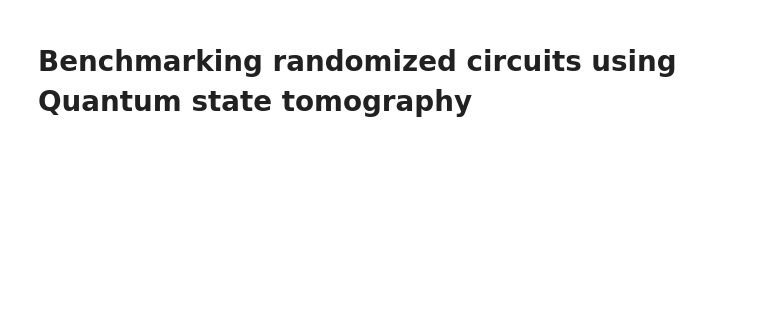
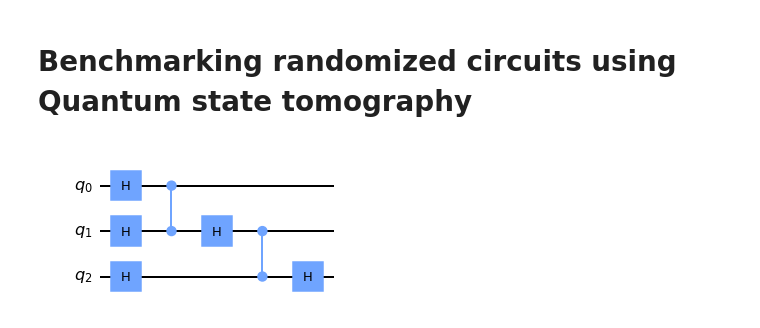
Before and after one commit to bicycle315/2022Summer-Hackathon_RB-with-Dynamical-Decoupling, a Jupyter notebook: GHKim/QST.ipynb, the cells around one changed output. Drawn from its saved outputs; the diff is of its cells as text; code cells hidden in the pictures; blank space fills up the shorter version.

```diff
--- a/GHKim/QST.ipynb
+++ b/GHKim/QST.ipynb
@@ -56,3 +89,29 @@ def benchmark_rc_circuit(original_circuit, randomized_circuits, measurement_qubi
+# %%
+from qiskit.converters import circuit_to_dag
+from qiskit.transpiler import TransformationPass
+
+# Code taken from https://quantumcomputing.stackexchange.com/questions/22149/replace-gate-with-known-identity-in-quantum-circuit
+class RtoPauliTranslator(TransformationPass):
+    def run(self, dag):
+        """Run the pass."""
+
+        # iterate over all operations
+        for node in dag.op_nodes():
+
+            if node.op.name in ["rx", "ry", "rz"]:
+                # calculate the replacement
+                replacement = QuantumCircuit(1)
+                if node.op.name == "rx":
+                    replacement.x(0)
+                elif node.op.name == "ry":
+                    replacement.y(0)
+                else:
+                    replacement.z(0)
+
+                # replace the node with our new decomposition
+                dag.substitute_node_with_dag(node, circuit_to_dag(replacement))
+
+        return dag
 # %%
 def randomized_circuit(q_input, circ_number, max_iter):
     from qiskit.compiler import transpile
@@ -140,2 +196,21 @@ def randomized_circuit(q_input, circ_number, max_iter):
 
     return random_circuit_set
+# %%
+# For simulation
+from qiskit.providers.aer import AerSimulator
+from qiskit import QuantumCircuit
+from qiskit.compiler import transpile
+
+target = QuantumCircuit(3)
+
+target.h(0)
+target.cx(0,1)
+target.cx(1,2)
+
+target = transpile(target, basis_gates=['h', 'cz', 'x', 'y', 'z', 't'])
+
+rc_circs = randomized_circuit(target, 100, 1)
+
+target.draw('mpl')
+# %% [output]
+[figure, added]
```
Also changed, not shown: parts of 4 cells of this notebook, 1 other file.
